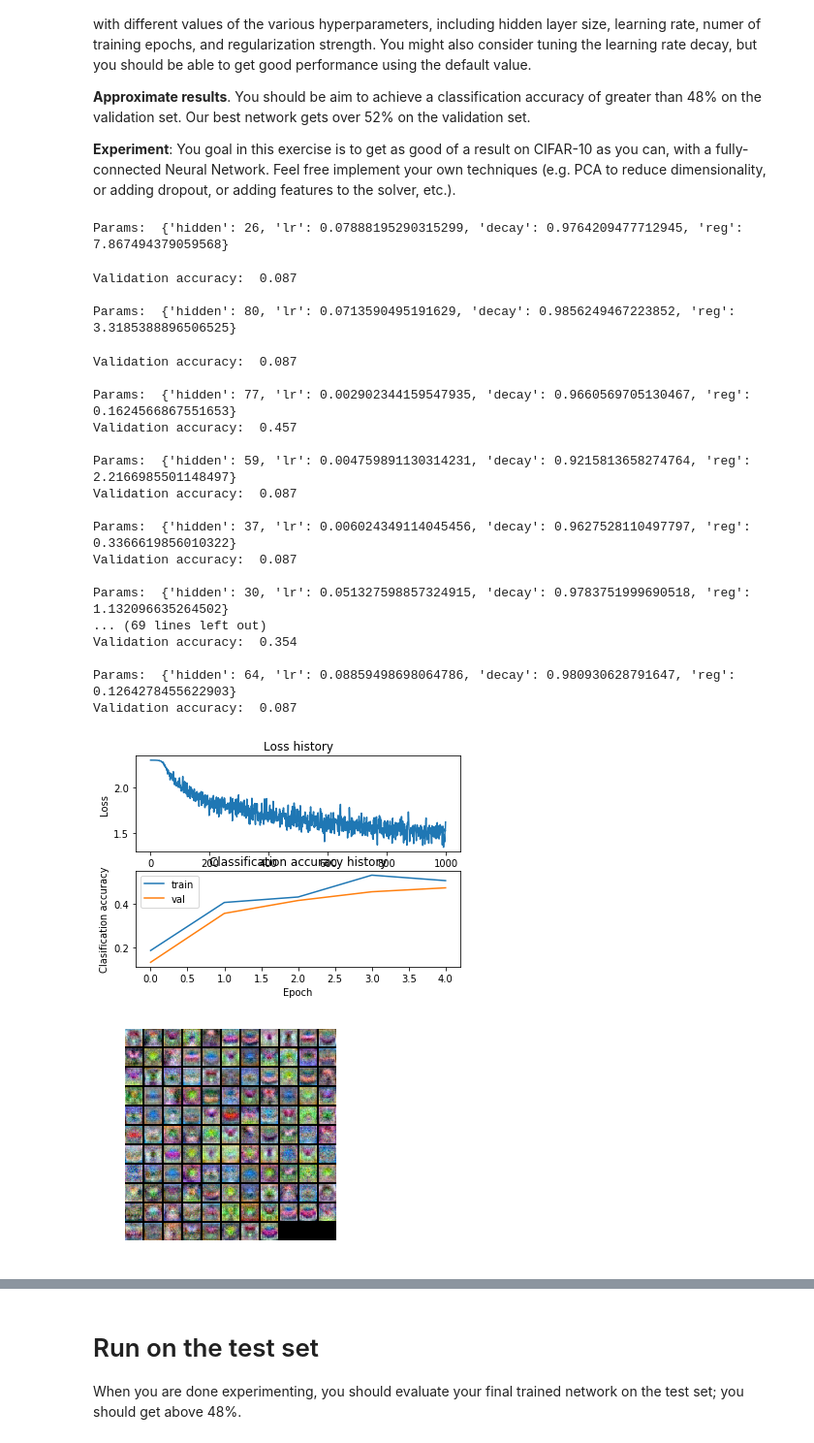
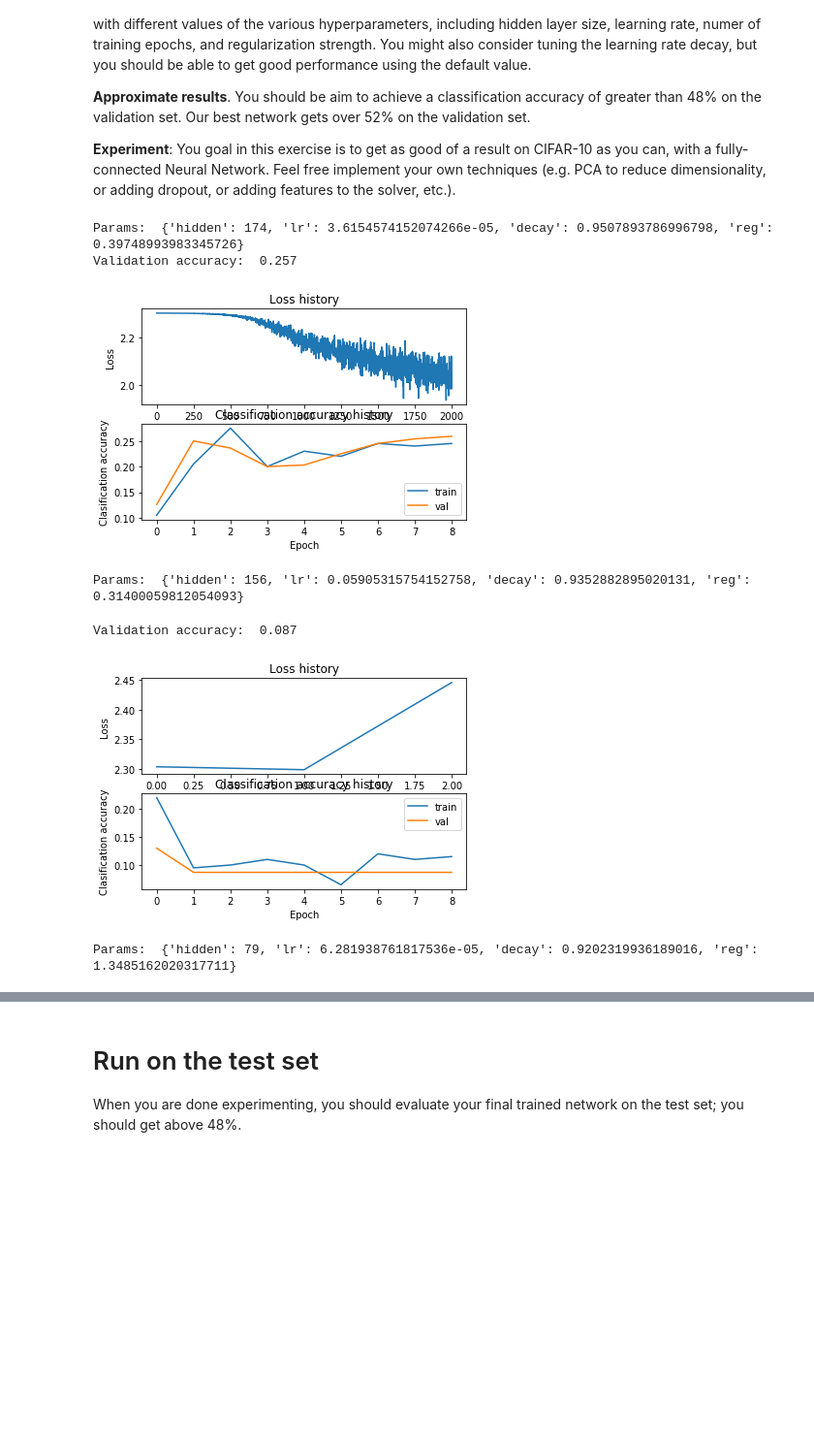
Before and after one commit to Guitaricet/cs231n, a Jupyter notebook: assignment1/two_layer_net.ipynb, the cells around one changed output, grey strips where cells are left out. Shown at 97% size. Drawn from its saved outputs; the diff is of its cells as text; code cells hidden in the pictures; blank space fills up the shorter version.

```diff
--- a/assignment1/two_layer_net.ipynb
+++ b/assignment1/two_layer_net.ipynb
@@ -295,3 +295,5 @@ best_net = None # store the best model into this
 best_acc = 0
 best_params = {}
 best_stats = None
+
+hist = []
@@ -309,18 +313,23 @@ best_stats = None
 # automatically like we did on the previous exercises.                          #
 #################################################################################
 
-for _ in range(30):
-    hidden = int(np.random.uniform(16, 128))
-    log_lr = np.random.uniform(-4, -1)
+for _ in tqdm(range(1000)):
+    hidden = int(np.random.uniform(50, 200))
+    log_lr = np.random.uniform(-5, -1)
     decay = np.random.uniform(0.9, 1)
-    reg = np.random.exponential(2)
+    reg = np.random.exponential(1)
+#     batch_size = np.random.choice((1, 16, 32, 64, 128, 256))
+
+#     num_iters = (X_train.shape[0] // batch_size + 1) * 5
+#     num_iters = min(num_iters, 10_000)
 
     params = {'hidden': hidden, 'lr': 10**log_lr, 'decay': decay, 'reg': reg}
+           #, 'batch_size': batch_size, 'num_iters': num_iters}
     print('Params: ', params)
     # Train the network
     net = TwoLayerNet(input_size, hidden, num_classes)
     stats = net.train(X_train, y_train, X_val, y_val,
-                num_iters=1000, batch_size=200,
+                num_iters=2000, batch_size=200,
                 learning_rate=10**log_lr, learning_rate_decay=decay,
                 reg=reg, verbose=False)
 
@@ -328,54 +337,56 @@ for _ in range(30):
     val_acc = (net.predict(X_val) == y_val).mean()
     print('Validation accuracy: ', val_acc)
 
-    print('')
+    params['val_acc'] = val_acc
+    hist.append(params)
+
+    plt.subplot(2, 1, 1)
+    plt.plot(stats['loss_history'])
+    plt.title('Loss history')
+    plt.xlabel('Iteration')
+    plt.ylabel('Loss')
+
+    plt.subplot(2, 1, 2)
+    plt.plot(stats['train_acc_history'], label='train')
+    plt.plot(stats['val_acc_history'], label='val')
+    plt.title('Classification accuracy history')
+    plt.xlabel('Epoch')
+    plt.ylabel('Clasification accuracy')
+    plt.legend()
+    plt.show()
+
     if val_acc > best_acc:
         best_acc = val_acc
         best_net = net
         best_stats = stats
         best_params = params
 
 # Plot the loss function and train / validation accuracies
 plt.subplot(2, 1, 1)
 plt.plot(best_stats['loss_history'])
 plt.title('Loss history')
 plt.xlabel('Iteration')
 plt.ylabel('Loss')
 
 plt.subplot(2, 1, 2)
 plt.plot(best_stats['train_acc_history'], label='train')
 plt.plot(best_stats['val_acc_history'], label='val')
 plt.title('Classification accuracy history')
 plt.xlabel('Epoch')
 plt.ylabel('Clasification accuracy')
 plt.legend()
 plt.show()
 
+print(best_acc)
 show_net_weights(best_net)
 #################################################################################
 #                               END OF YOUR CODE                                #
 #################################################################################
 # %% [output]
-Params:  {'hidden': 26, 'lr': 0.07888195290315299, 'decay': 0.9764209477712945, 'reg': 7.867494379059568}
+Params:  {'hidden': 174, 'lr': 3.6154574152074266e-05, 'decay': 0.9507893786996798, 'reg': 0.39748993983345726}
+Validation accuracy:  0.257
+[figure, new version]
-Validation accuracy:  0.087
-
-Params:  {'hidden': 80, 'lr': 0.0713590495191629, 'decay': 0.9856249467223852, 'reg': 3.3185388896506525}
+Params:  {'hidden': 156, 'lr': 0.05905315754152758, 'decay': 0.9352882895020131, 'reg': 0.31400059812054093}
 Validation accuracy:  0.087
-
-Params:  {'hidden': 77, 'lr': 0.002902344159547935, 'decay': 0.9660569705130467, 'reg': 0.1624566867551653}
-Validation accuracy:  0.457
-
-Params:  {'hidden': 59, 'lr': 0.004759891130314231, 'decay': 0.9215813658274764, 'reg': 2.2166985501148497}
-Validation accuracy:  0.087
-
-Params:  {'hidden': 37, 'lr': 0.006024349114045456, 'decay': 0.9627528110497797, 'reg': 0.3366619856010322}
-Validation accuracy:  0.087
-
-Params:  {'hidden': 30, 'lr': 0.051327598857324915, 'decay': 0.9783751999690518, 'reg': 1.132096635264502}
-... (69 lines left out)
-Validation accuracy:  0.354
-
-Params:  {'hidden': 64, 'lr': 0.08859498698064786, 'decay': 0.980930628791647, 'reg': 0.1264278455622903}
-Validation accuracy:  0.087
-[figure, old version]
-[figure, old version]
+[figure, new version]
+Params:  {'hidden': 79, 'lr': 6.281938761817536e-05, 'decay': 0.9202319936189016, 'reg': 1.3485162020317711}
```
Also changed, not shown: parts of 12 cells of this notebook, 1 other file.
